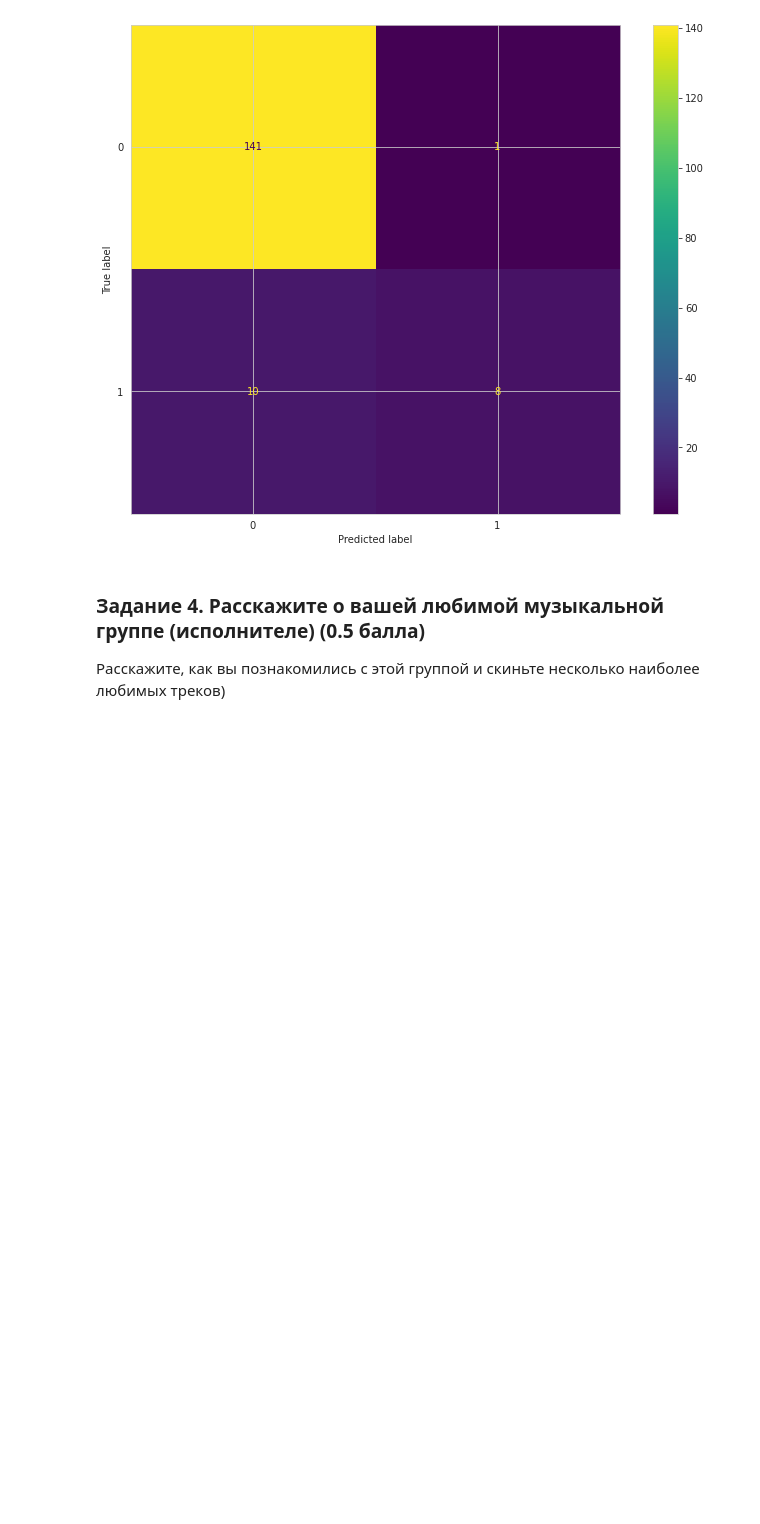
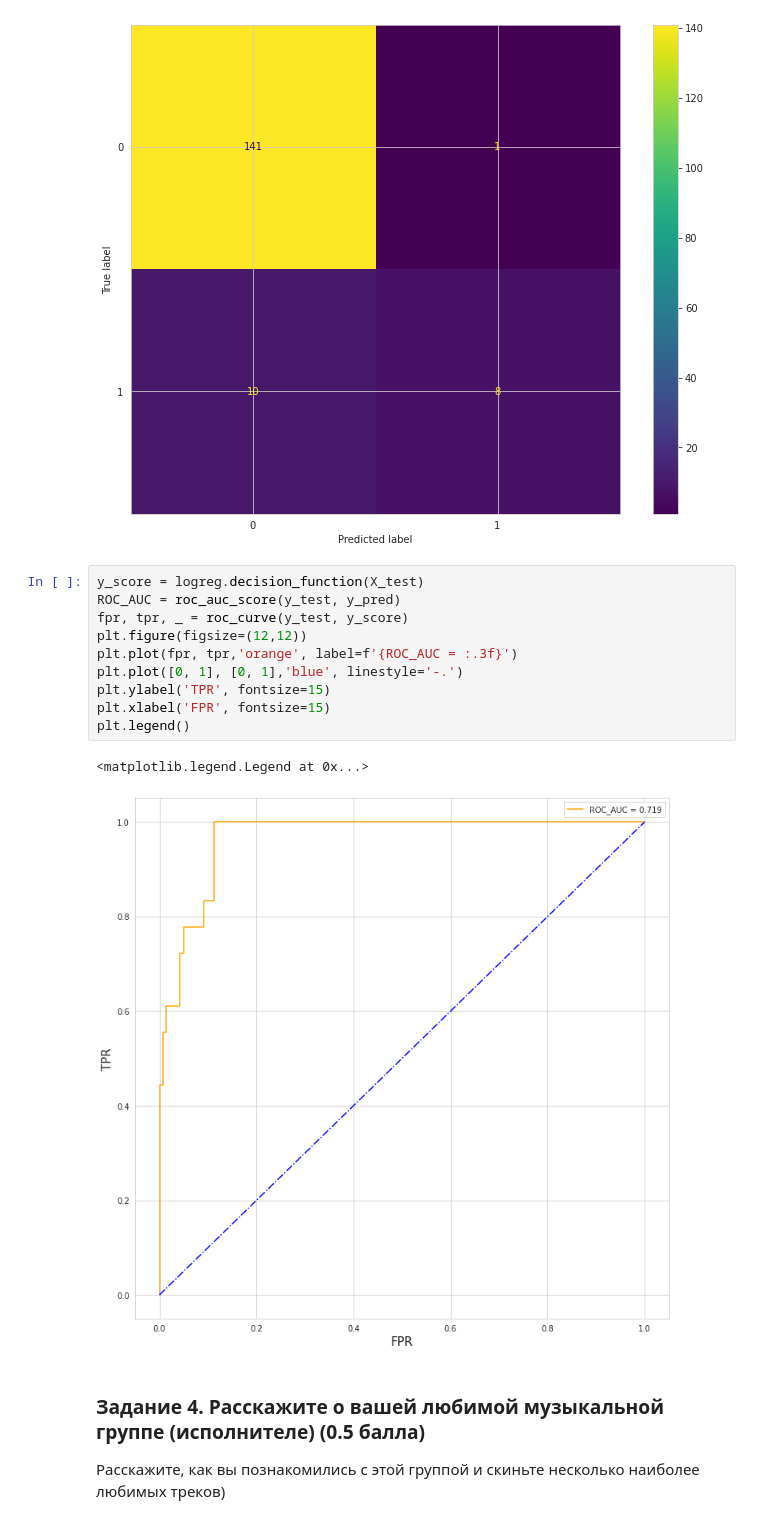
Before and after one commit to MShtol/BI_ML_2021, a Jupyter notebook: lesson_2/Linear_models.ipynb, the cells around one changed output. Drawn from its saved outputs; the diff is of its cells as text; blank space fills up the shorter version.

Commit message:
roc_curve

```diff
--- a/lesson_2/Linear_models.ipynb
+++ b/lesson_2/Linear_models.ipynb
@@ -765,6 +766,19 @@ y_pred = logreg.predict(X_test)
 plot_confusion_matrix(logreg, X_test, y_test);
 # %% [output]
 [figure]
+# %%
+y_score = logreg.decision_function(X_test)
+ROC_AUC = roc_auc_score(y_test, y_pred)
+fpr, tpr, _ = roc_curve(y_test, y_score)
+plt.figure(figsize=(12,12))
+plt.plot(fpr, tpr,'orange', label=f'{ROC_AUC = :.3f}')
+plt.plot([0, 1], [0, 1],'blue', linestyle='-.')
+plt.ylabel('TPR', fontsize=15)
+plt.xlabel('FPR', fontsize=15)
+plt.legend()
+# %% [output]
+<matplotlib.legend.Legend at 0x...>
+[figure, added]
 # %% [markdown]
 ### Задание 4. Расскажите о вашей любимой музыкальной группе (исполнителе) (0.5 балла)
 
```
Also changed, not shown: parts of 1 cell of this notebook.
